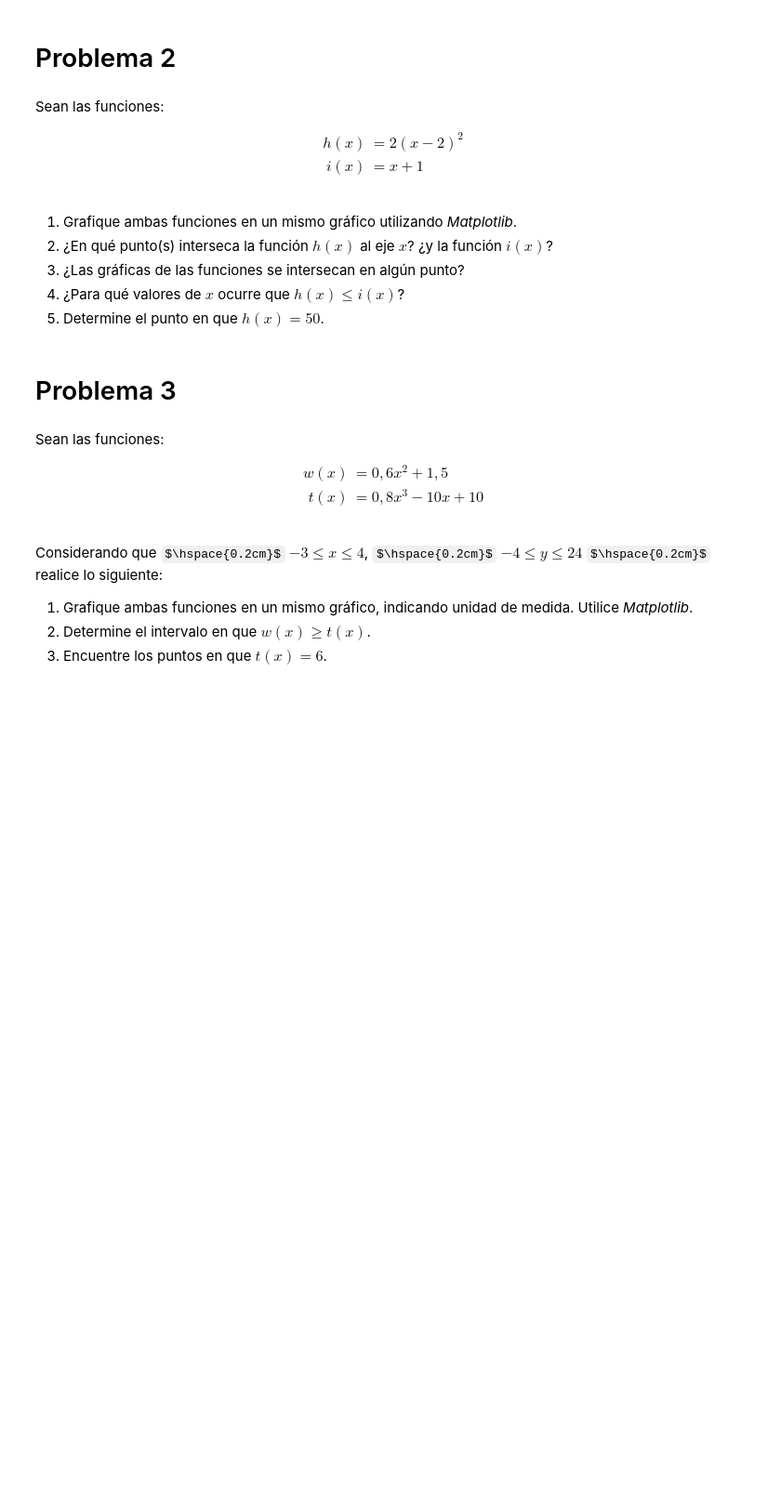
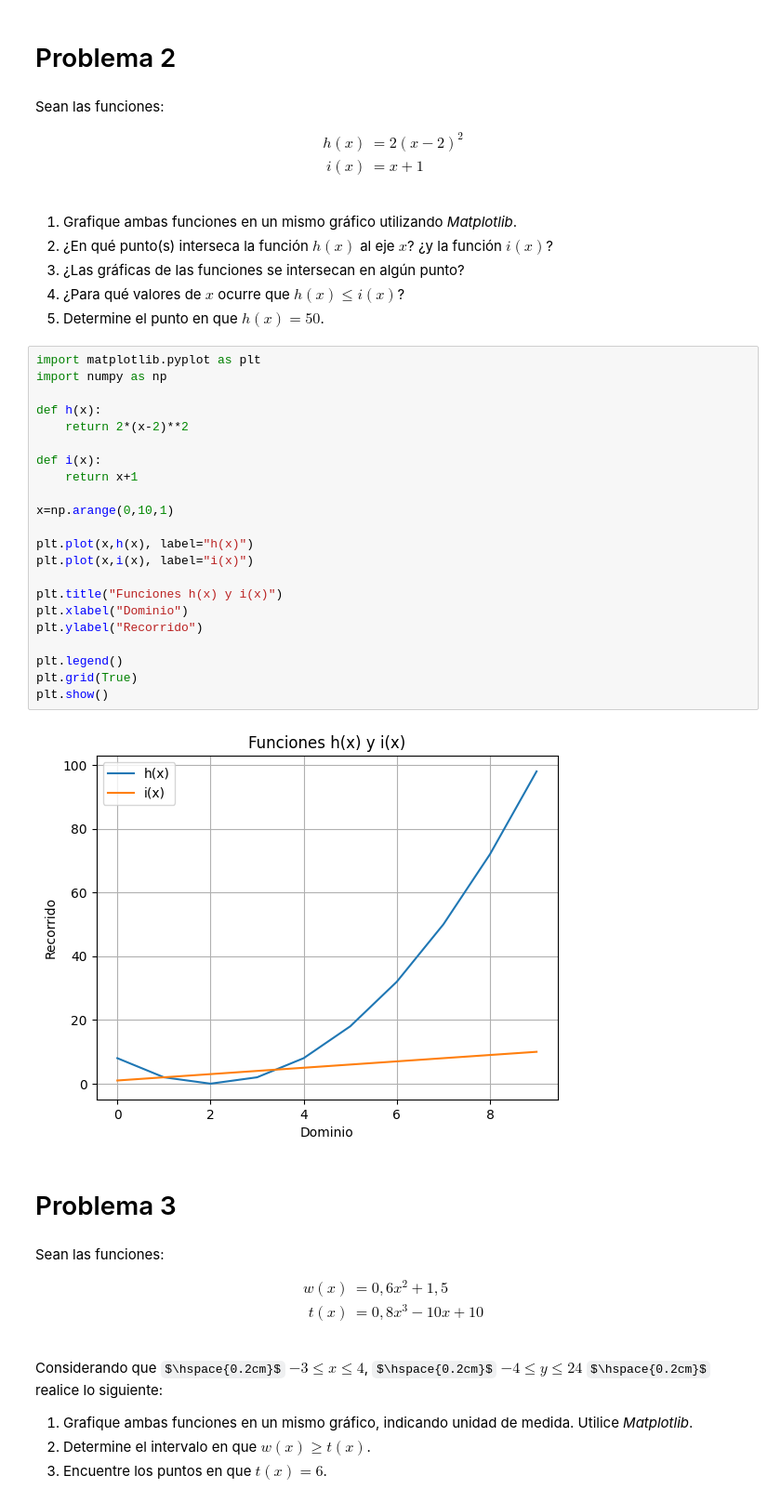
Before and after one commit to AlexKilo07/pythontest, a Jupyter notebook: Guia 3 Matematica Aplicada.ipynb, the cells around one changed output. Shown at 93% size. Saved outputs shown, nothing was run; the diff lists cells and outputs as text; some formulas as TeX source; blank space fills up the shorter version.

```diff
--- a/Guia 3 Matematica Aplicada.ipynb
+++ b/Guia 3 Matematica Aplicada.ipynb
@@ -46,6 +50,30 @@ i(x) & = x + 1
 3. ¿Las gráficas de las funciones se intersecan en algún punto?
 4. ¿Para qué valores de $x$ ocurre que $h(x) \leq i(x)$?
 5. Determine el punto en que $h(x) = 50$.
+# %%
+import matplotlib.pyplot as plt
+import numpy as np
+
+def h(x):
+    return 2*(x-2)**2
+
+def i(x):
+    return x+1
+
+x=np.arange(0,10,1)
+
+plt.plot(x,h(x), label="h(x)")
+plt.plot(x,i(x), label="i(x)")
+
+plt.title("Funciones h(x) y i(x)")
+plt.xlabel("Dominio")
+plt.ylabel("Recorrido")
+
+plt.legend()
+plt.grid(True)
+plt.show()
+# %% [output]
+[figure, added]
 # %% [markdown]
 # Problema 3
 # %% [markdown]
```
Also changed, not shown: parts of 2 cells of this notebook, 2 other files.
